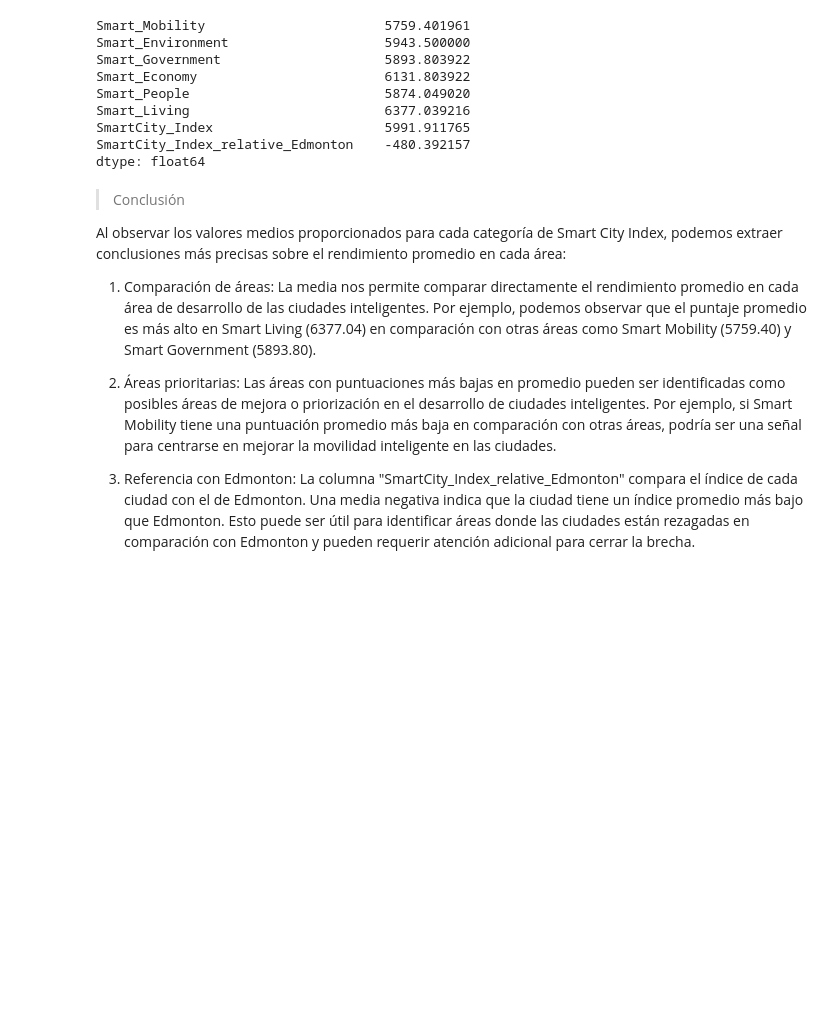
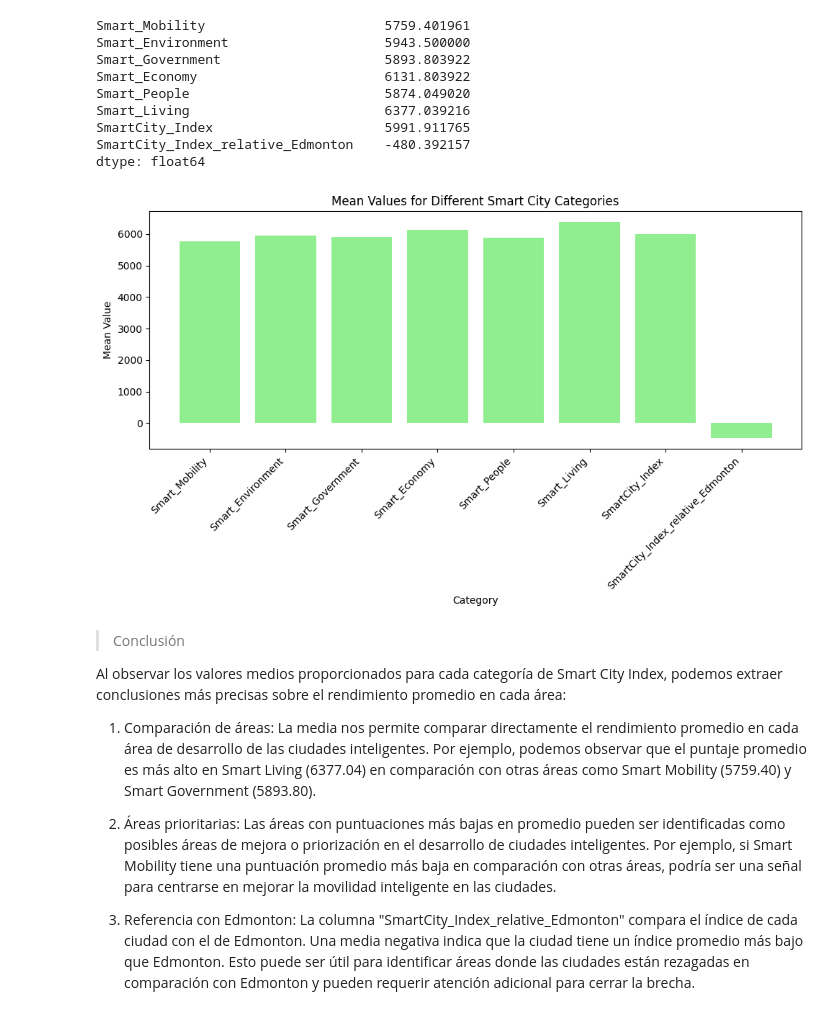
Before and after one commit to DEBUGCODE-INNOVACIONES/Estadistica, a Jupyter notebook: tp_final_Prog+IOT.ipynb, the cells around one changed output. Drawn from its saved outputs; the diff is of its cells as text; code cells hidden in the pictures; blank space fills up the shorter version.

```diff
--- a/tp_final_Prog+IOT.ipynb
+++ b/tp_final_Prog+IOT.ipynb
@@ -121,6 +131,31 @@ Smart_Living                         6377.039216
 SmartCity_Index                      5991.911765
 SmartCity_Index_relative_Edmonton    -480.392157
 dtype: float64
+# %%
+
+
+# Data for mean values
+data_mean = {
+    'Category': ['Smart_Mobility', 'Smart_Environment', 'Smart_Government', 'Smart_Economy', 'Smart_People', 'Smart_Living', 'SmartCity_Index', 'SmartCity_Index_relative_Edmonton'],
+    'Mean': [5759.401961, 5943.500000, 5893.803922, 6131.803922, 5874.049020, 6377.039216, 5991.911765, -480.392157]
+}
+
+# Create DataFrame
+df_mean = pd.DataFrame(data_mean)
+
+# Plot the data
+plt.figure(figsize=(10, 6))
+plt.bar(df_mean['Category'], df_mean['Mean'], color='lightgreen')
+plt.xlabel('Category')
+plt.ylabel('Mean Value')
+plt.title('Mean Values for Different Smart City Categories')
+plt.xticks(rotation=45, ha='right')
+plt.tight_layout()
+
+# Show the plot
+plt.show()
+# %% [output]
+[figure, added]
 # %% [markdown]
 
 > Conclusión
```
Also changed, not shown: parts of 10 cells of this notebook, 1 other file.
